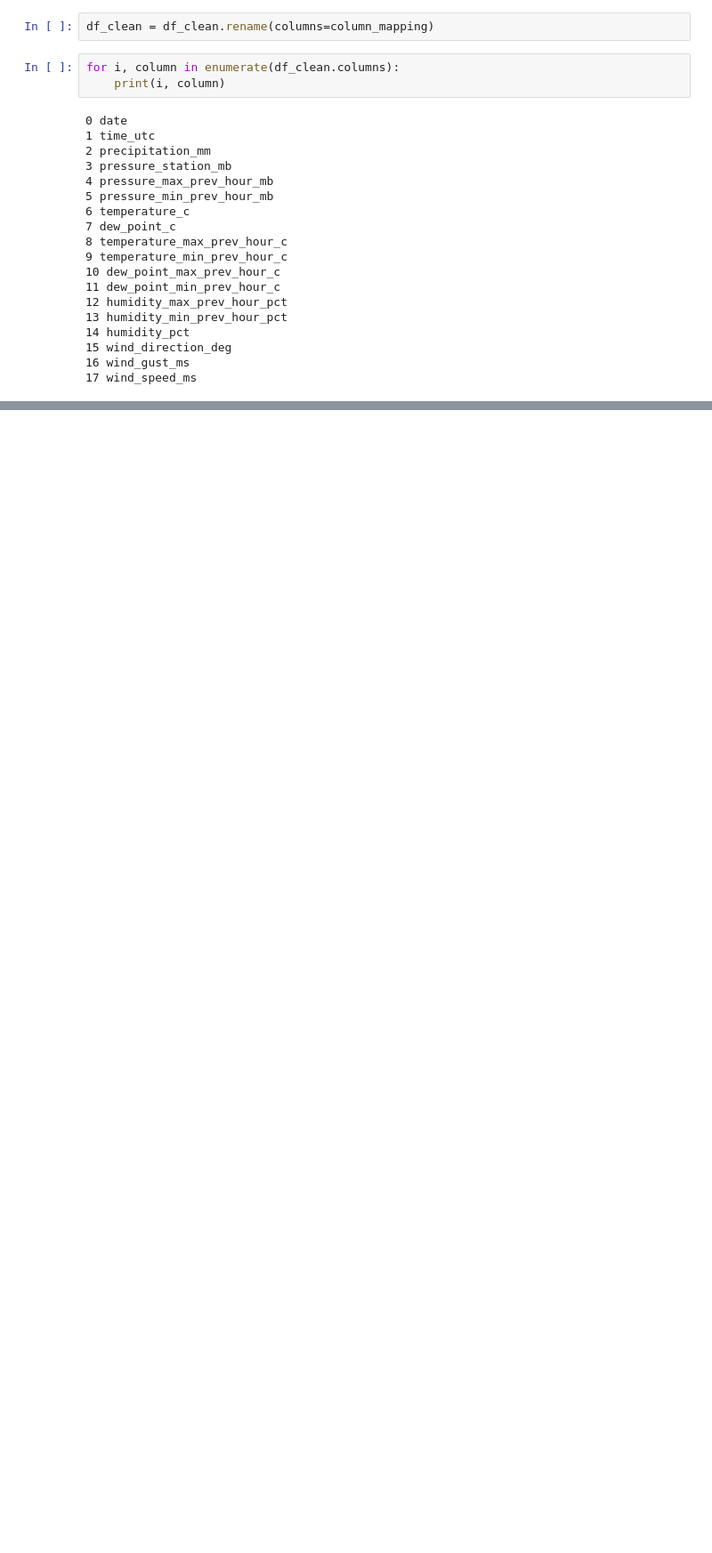
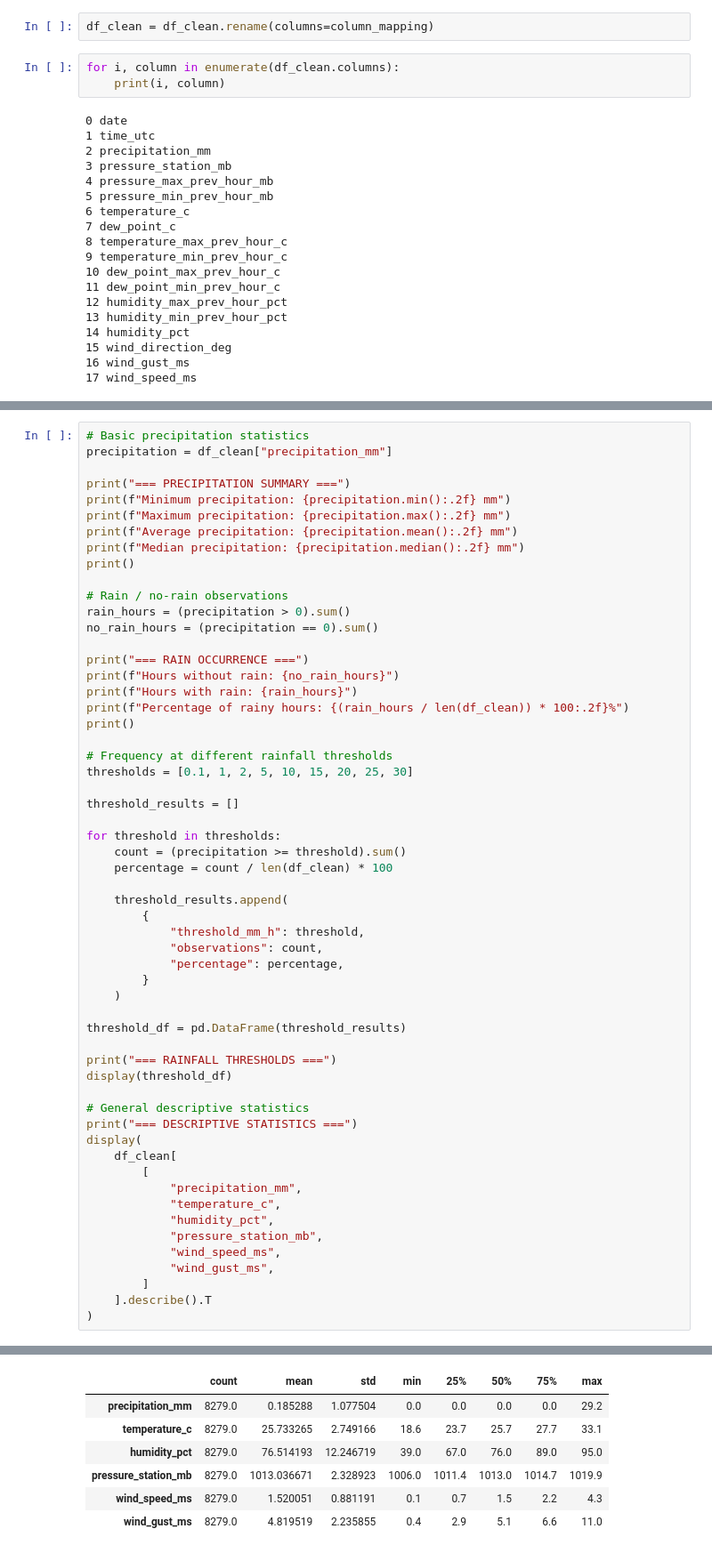
Before and after one commit to LuisGabriel-A/recife-rain-nowcasting-ml, a Jupyter notebook: notebooks/01_data_audit.ipynb, the cells around one changed output, grey strips where cells are left out. Shown at 89% size. Cells and saved outputs as stored; diff of their text form; blank space fills up the shorter version.

```diff
--- a/notebooks/01_data_audit.ipynb
+++ b/notebooks/01_data_audit.ipynb
@@ -288,0 +482,58 @@ df_clean.head()
+# %%
+# Basic precipitation statistics
+precipitation = df_clean["precipitation_mm"]
+
+print("=== PRECIPITATION SUMMARY ===")
+print(f"Minimum precipitation: {precipitation.min():.2f} mm")
+print(f"Maximum precipitation: {precipitation.max():.2f} mm")
+print(f"Average precipitation: {precipitation.mean():.2f} mm")
+print(f"Median precipitation: {precipitation.median():.2f} mm")
+print()
+
+# Rain / no-rain observations
+rain_hours = (precipitation > 0).sum()
+no_rain_hours = (precipitation == 0).sum()
+
+print("=== RAIN OCCURRENCE ===")
+print(f"Hours without rain: {no_rain_hours}")
+print(f"Hours with rain: {rain_hours}")
+print(f"Percentage of rainy hours: {(rain_hours / len(df_clean)) * 100:.2f}%")
+print()
+
+# Frequency at different rainfall thresholds
+thresholds = [0.1, 1, 2, 5, 10, 15, 20, 25, 30]
+
+threshold_results = []
+
+for threshold in thresholds:
+    count = (precipitation >= threshold).sum()
+    percentage = count / len(df_clean) * 100
+
+    threshold_results.append(
+        {
+            "threshold_mm_h": threshold,
+            "observations": count,
+            "percentage": percentage,
+        }
+    )
+
+threshold_df = pd.DataFrame(threshold_results)
+
+print("=== RAINFALL THRESHOLDS ===")
+display(threshold_df)
+
+# General descriptive statistics
+print("=== DESCRIPTIVE STATISTICS ===")
+display(
+    df_clean[
+        [
+            "precipitation_mm",
+            "temperature_c",
+            "humidity_pct",
+            "pressure_station_mb",
+            "wind_speed_ms",
+            "wind_gust_ms",
+        ]
+    ].describe().T
+)
+# %% [output]
@@ -288,0 +563,7 @@ df_clean.head()
+|  | count | mean | std | min | 25% | 50% | 75% | max |
+| precipitation_mm | 8279.0 | 0.185288 | 1.077504 | 0.0 | 0.0 | 0.0 | 0.0 | 29.2 |
+| temperature_c | 8279.0 | 25.733265 | 2.749166 | 18.6 | 23.7 | 25.7 | 27.7 | 33.1 |
+| humidity_pct | 8279.0 | 76.514193 | 12.246719 | 39.0 | 67.0 | 76.0 | 89.0 | 95.0 |
+| pressure_station_mb | 8279.0 | 1013.036671 | 2.328923 | 1006.0 | 1011.4 | 1013.0 | 1014.7 | 1019.9 |
+| wind_speed_ms | 8279.0 | 1.520051 | 0.881191 | 0.1 | 0.7 | 1.5 | 2.2 | 4.3 |
+| wind_gust_ms | 8279.0 | 4.819519 | 2.235855 | 0.4 | 2.9 | 5.1 | 6.6 | 11.0 |
```
Also changed, not shown: parts of 28 cells of this notebook.
